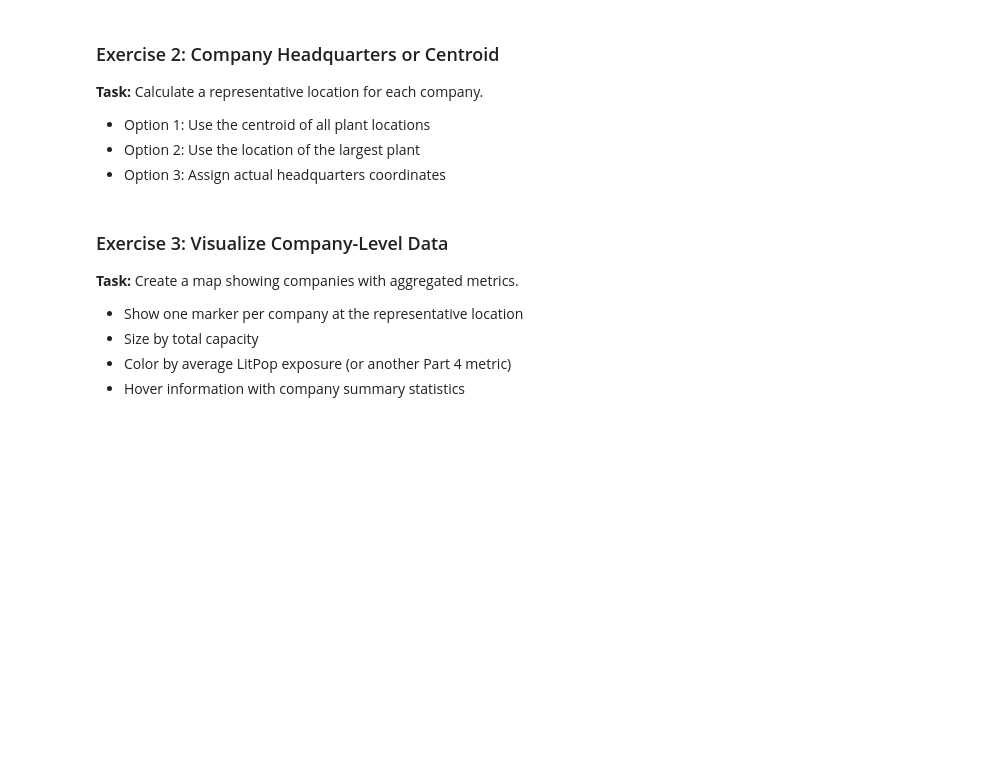
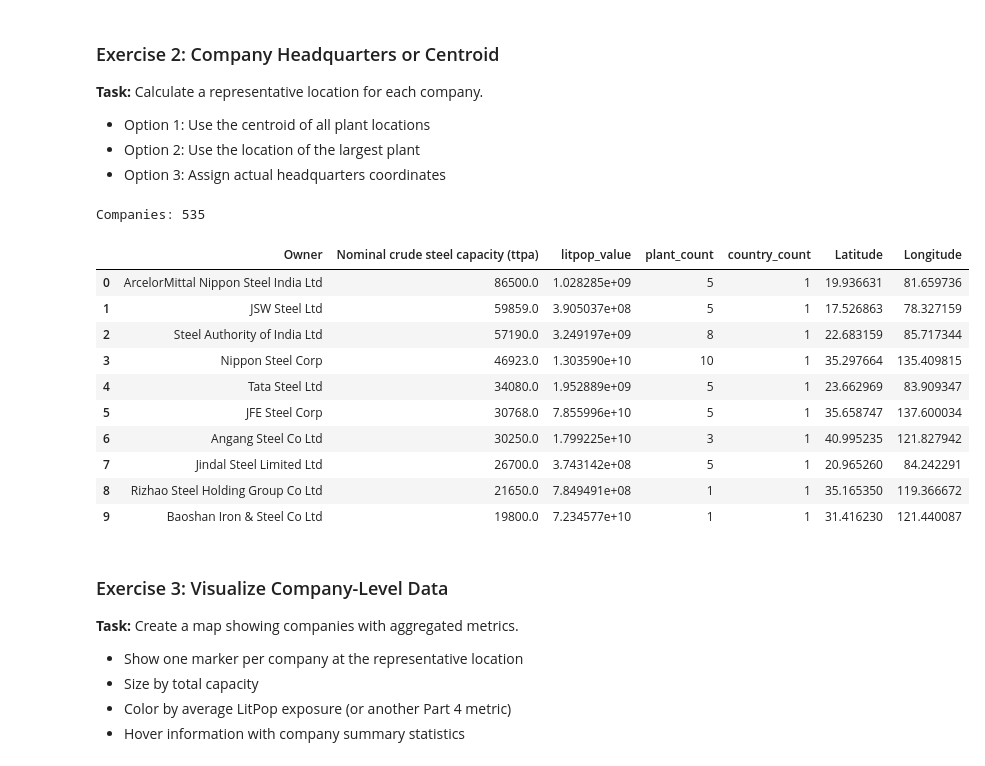
Before and after one commit to CharlotteLeBihan18/aidams-lab1-tanios-tanguy-lebard-lebihan, a Jupyter notebook: lab_1.ipynb, the cells around one changed output. Cells and saved outputs as stored; diff of their text form; code cells hidden in the pictures; blank space fills up the shorter version.

```diff
--- a/lab_1.ipynb
+++ b/lab_1.ipynb
@@ -594,0 +630,20 @@ def aggregate_by_company(merged_df):
+# %%
+# Aggregate metrics by company
+company_agg = (
+    merged_df.groupby('Owner').agg({
+        'Nominal crude steel capacity (ttpa)': 'sum',
+        'litpop_value': 'mean',
+        'Plant name (English)': 'count',
+        'Country/area': 'nunique',
+    })
+    .reset_index()
+    .rename(columns={
+        'Plant name (English)': 'plant_count',
+        'Country/area': 'country_count',
+    })
+    .sort_values('Nominal crude steel capacity (ttpa)', ascending=False)
+    .reset_index(drop=True)
+)
+
+print(f'Companies with LitPop coverage: {len(company_agg)}')
+company_agg.head(10)
@@ -609,3 +669,27 @@ def calculate_company_locations(merged_df):
+# %%
+# Company centroid: mean lat/lon across all plants per owner
+company_locations = (
+    merged_df.groupby('Owner')
+    .agg({'Latitude': 'mean', 'Longitude': 'mean'})
+    .reset_index()
+)
+
+company_df = company_agg.merge(company_locations, on='Owner')
+print(f'Companies: {len(company_df)}')
+company_df.head(10)
+# %% [output]
+Companies: 535
+|  | Owner | Nominal crude steel capacity (ttpa) | litpop_value | plant_count | country_count | Latitude | Longitude |
+| 0 | ArcelorMittal Nippon Steel India Ltd | 86500.0 | 1.028285e+09 | 5 | 1 | 19.936631 | 81.659736 |
+| 1 | JSW Steel Ltd | 59859.0 | 3.905037e+08 | 5 | 1 | 17.526863 | 78.327159 |
+| 2 | Steel Authority of India Ltd | 57190.0 | 3.249197e+09 | 8 | 1 | 22.683159 | 85.717344 |
+| 3 | Nippon Steel Corp | 46923.0 | 1.303590e+10 | 10 | 1 | 35.297664 | 135.409815 |
+| 4 | Tata Steel Ltd | 34080.0 | 1.952889e+09 | 5 | 1 | 23.662969 | 83.909347 |
+| 5 | JFE Steel Corp | 30768.0 | 7.855996e+10 | 5 | 1 | 35.658747 | 137.600034 |
+| 6 | Angang Steel Co Ltd | 30250.0 | 1.799225e+10 | 3 | 1 | 40.995235 | 121.827942 |
+| 7 | Jindal Steel Limited Ltd | 26700.0 | 3.743142e+08 | 5 | 1 | 20.965260 | 84.242291 |
+| 8 | Rizhao Steel Holding Group Co Ltd | 21650.0 | 7.849491e+08 | 1 | 1 | 35.165350 | 119.366672 |
+| 9 | Baoshan Iron & Steel Co Ltd | 19800.0 | 7.234577e+10 | 1 | 1 | 31.416230 | 121.440087 |
 # %% [markdown]
 ### Exercise 3: Visualize Company-Level Data
 **Task:** Create a map showing companies with aggregated metrics.
```
Also changed, not shown: parts of 8 cells of this notebook.
